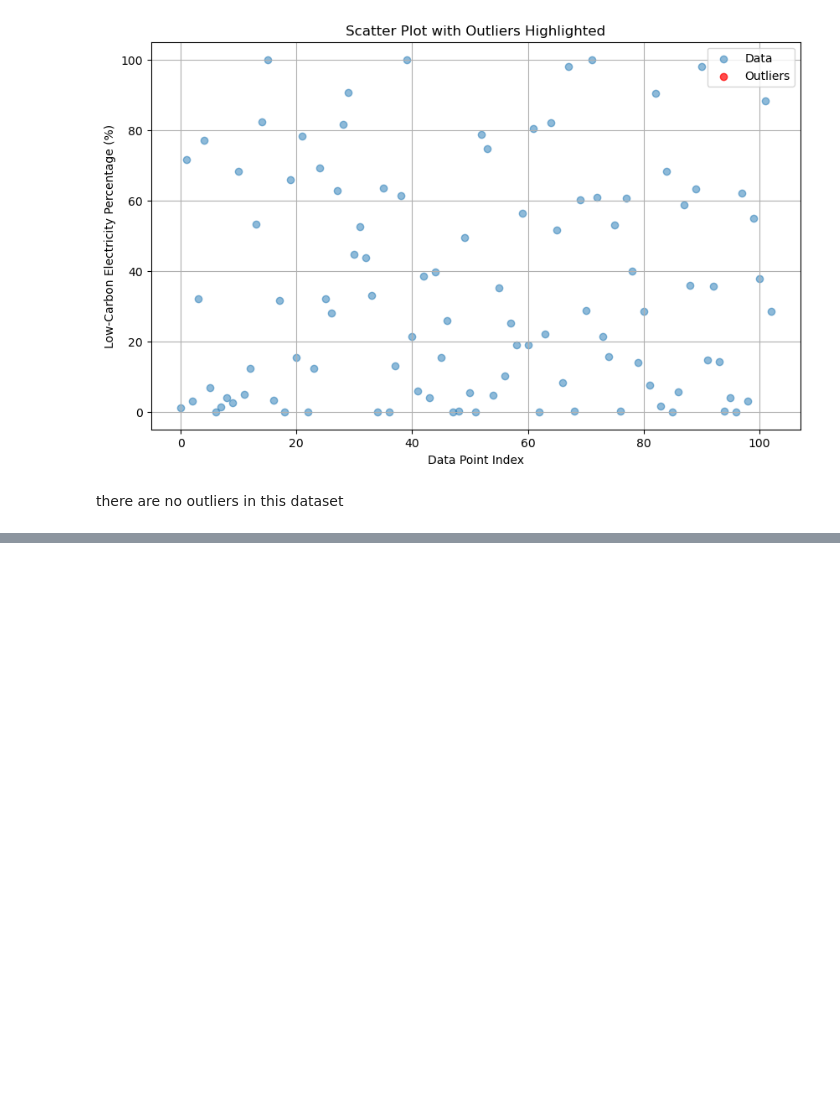
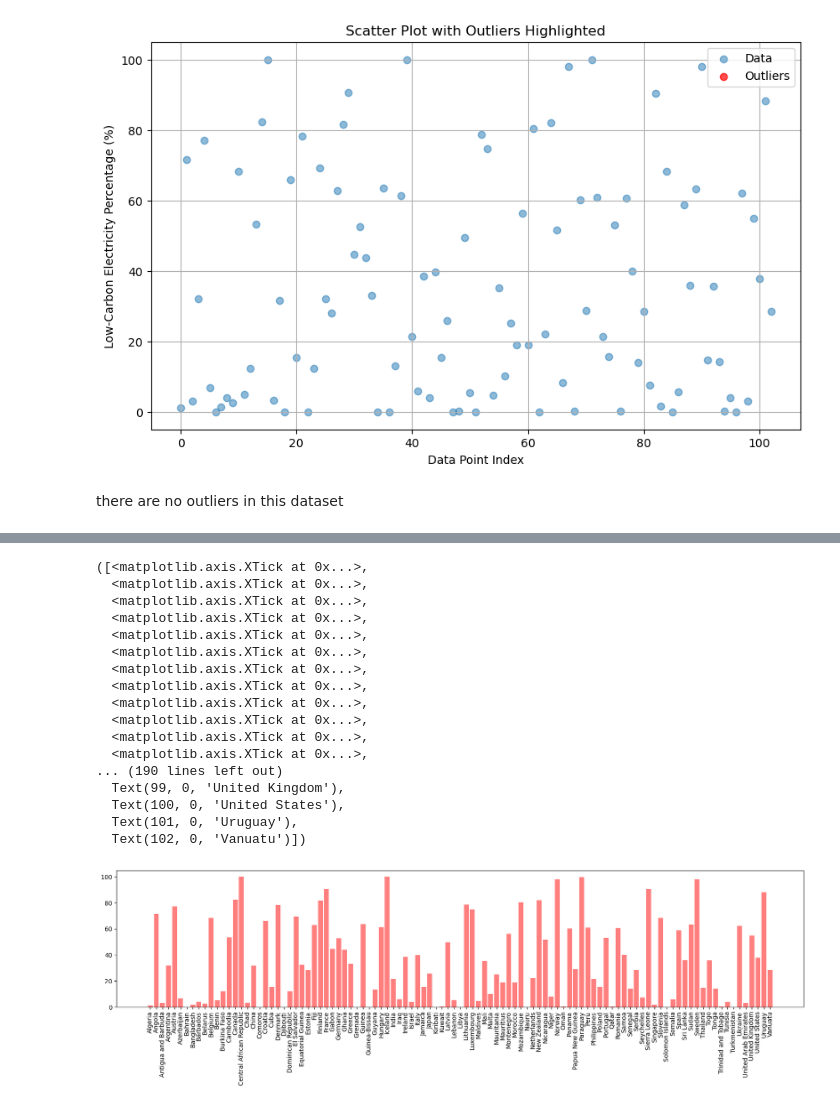
Before and after one commit to yosieph/Project1, a Jupyter notebook: project1update.ipynb, the cells around one changed output, grey strips where cells are left out. Drawn from its saved outputs; the diff is of its cells as text; code cells hidden in the pictures; blank space fills up the shorter version.

```diff
--- a/project1update.ipynb
+++ b/project1update.ipynb
@@ -586,0 +607,7 @@ there are no outliers in this dataset
+# %%
+# Set your CO2 emissions threshold
+
+threshold = 33200000000
+
+main_data['co2-emission catagory'] = ['High' if x > threshold else 'Low' for x in main_data['co2 Emissions (metric tons per capita)']]
+main_data
@@ -586,0 +659,7 @@ there are no outliers in this dataset
+# %%
+# Set your CO2 emissions threshold
+
+threshold = 4.2637648
+
+main_data['co2-emission catagory'] = ['High' if x > threshold else 'Low' for x in main_data['co2 Emissions (metric tons per capita)']]
+main_data
@@ -586,0 +680,27 @@ there are no outliers in this dataset
+# %%
+# Set x axis and tick locations
+x_axis = np.arange(len(main_data))
+tick_locations = [value for value in x_axis]
+# %%
+plt.figure(figsize=(20,4))
+plt.bar(x_axis, main_data["Low-carbon electricity (% electricity)"], color='r', alpha=0.5, align="center" )
+plt.xticks(tick_locations, main_data["Country"], rotation="vertical")
+# %% [output]
+([<matplotlib.axis.XTick at 0x...>,
+  <matplotlib.axis.XTick at 0x...>,
+  <matplotlib.axis.XTick at 0x...>,
+  <matplotlib.axis.XTick at 0x...>,
+  <matplotlib.axis.XTick at 0x...>,
+  <matplotlib.axis.XTick at 0x...>,
+  <matplotlib.axis.XTick at 0x...>,
+  <matplotlib.axis.XTick at 0x...>,
+  <matplotlib.axis.XTick at 0x...>,
+  <matplotlib.axis.XTick at 0x...>,
+  <matplotlib.axis.XTick at 0x...>,
+  <matplotlib.axis.XTick at 0x...>,
+... (190 lines left out)
+  Text(99, 0, 'United Kingdom'),
+  Text(100, 0, 'United States'),
+  Text(101, 0, 'Uruguay'),
+  Text(102, 0, 'Vanuatu')])
+[figure, added]
```
Also changed, not shown: parts of 24 cells of this notebook.
